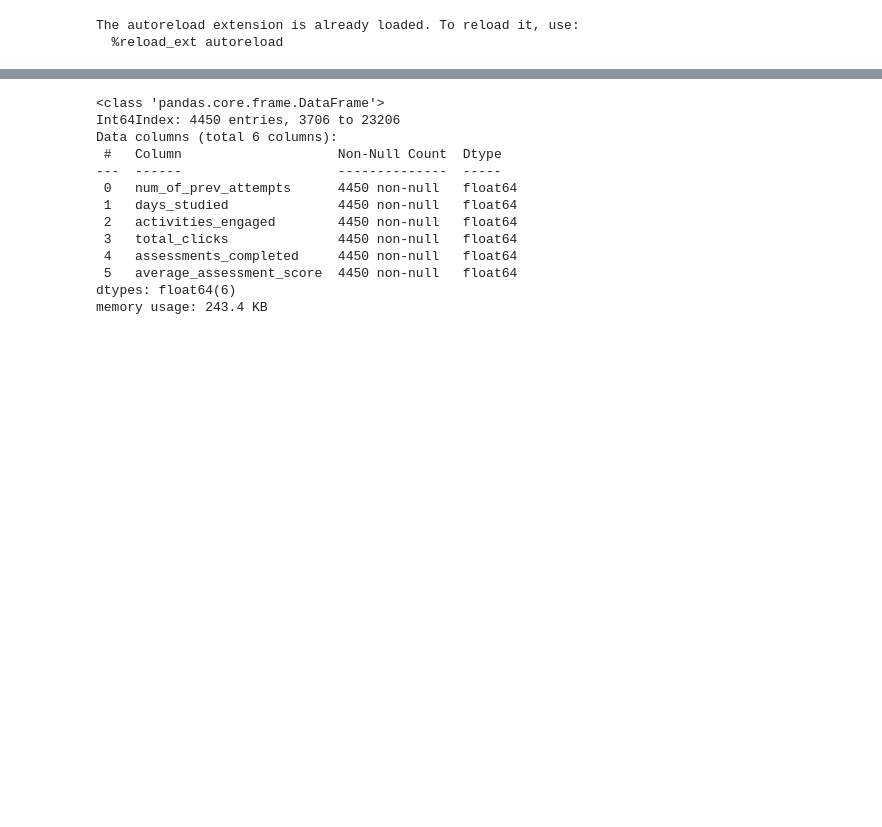
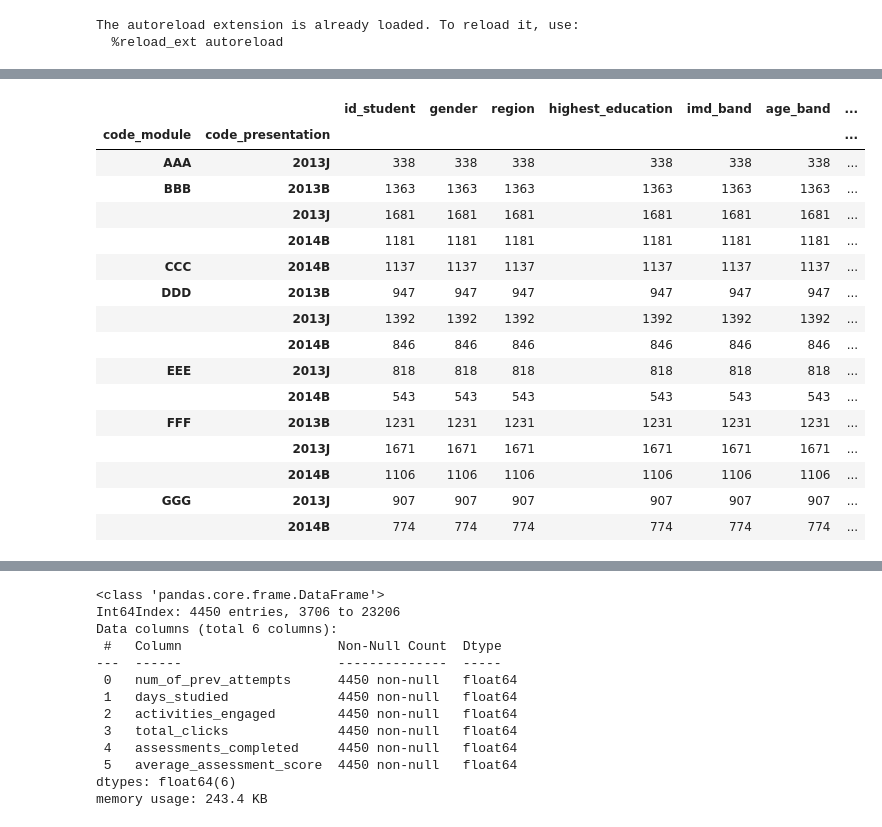
Before and after one commit to Caellwyn/ou_student_predictions, a Jupyter notebook: notebooks/shallow_model_predict_future.ipynb, the cells around one changed output, grey strips where cells are left out. Drawn from its saved outputs; the diff is of its cells as text; code cells hidden in the pictures; blank space fills up the shorter version.

```diff
--- a/notebooks/shallow_model_predict_future.ipynb
+++ b/notebooks/shallow_model_predict_future.ipynb
@@ -104,0 +97,20 @@ X_t_transformed, y_t_transformed, X_val_transformed, y_val = transformed_little_
+# %%
+train_df.groupby(by=['code_module','code_presentation']).count()
+# %% [output]
+|  |  | id_student | gender | region | highest_education | imd_band | age_band | ... |
+| code_module | code_presentation |  |  |  |  |  |  | ... |
+| AAA | 2013J | 338 | 338 | 338 | 338 | 338 | 338 | ... |
+| BBB | 2013B | 1363 | 1363 | 1363 | 1363 | 1363 | 1363 | ... |
+|  | 2013J | 1681 | 1681 | 1681 | 1681 | 1681 | 1681 | ... |
+|  | 2014B | 1181 | 1181 | 1181 | 1181 | 1181 | 1181 | ... |
+| CCC | 2014B | 1137 | 1137 | 1137 | 1137 | 1137 | 1137 | ... |
+| DDD | 2013B | 947 | 947 | 947 | 947 | 947 | 947 | ... |
+|  | 2013J | 1392 | 1392 | 1392 | 1392 | 1392 | 1392 | ... |
+|  | 2014B | 846 | 846 | 846 | 846 | 846 | 846 | ... |
+| EEE | 2013J | 818 | 818 | 818 | 818 | 818 | 818 | ... |
+|  | 2014B | 543 | 543 | 543 | 543 | 543 | 543 | ... |
+| FFF | 2013B | 1231 | 1231 | 1231 | 1231 | 1231 | 1231 | ... |
+|  | 2013J | 1671 | 1671 | 1671 | 1671 | 1671 | 1671 | ... |
+|  | 2014B | 1106 | 1106 | 1106 | 1106 | 1106 | 1106 | ... |
+| GGG | 2013J | 907 | 907 | 907 | 907 | 907 | 907 | ... |
+|  | 2014B | 774 | 774 | 774 | 774 | 774 | 774 | ... |
```
Also changed, not shown: parts of 11 cells of this notebook.
